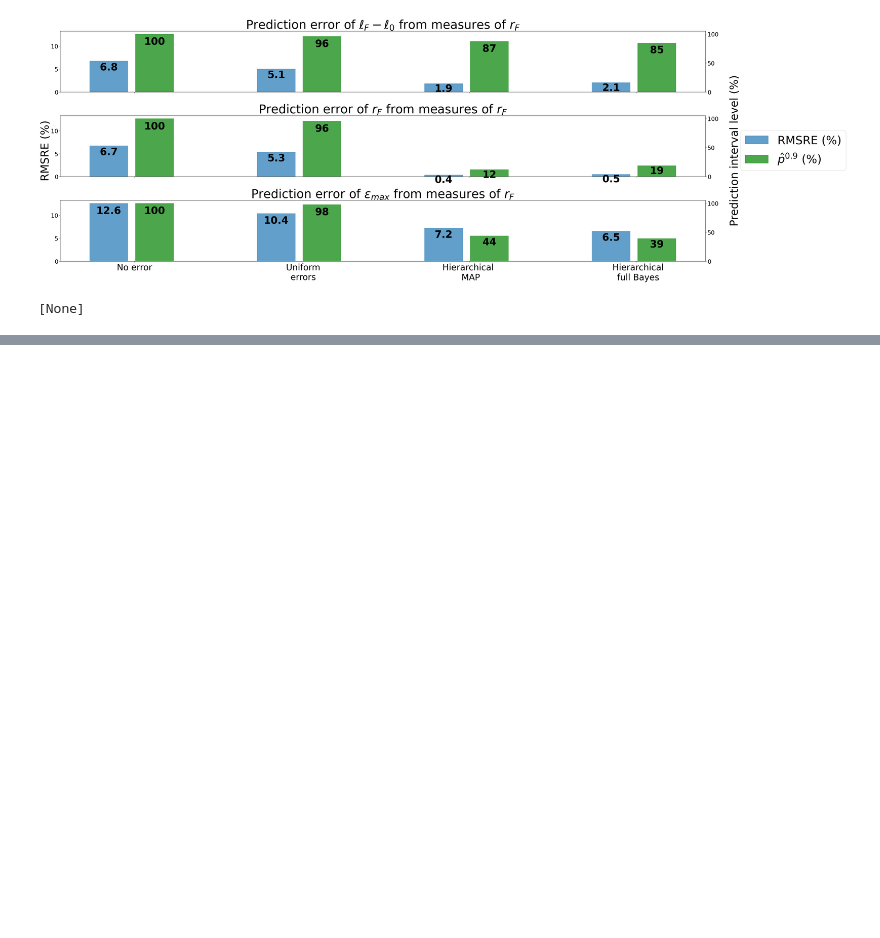
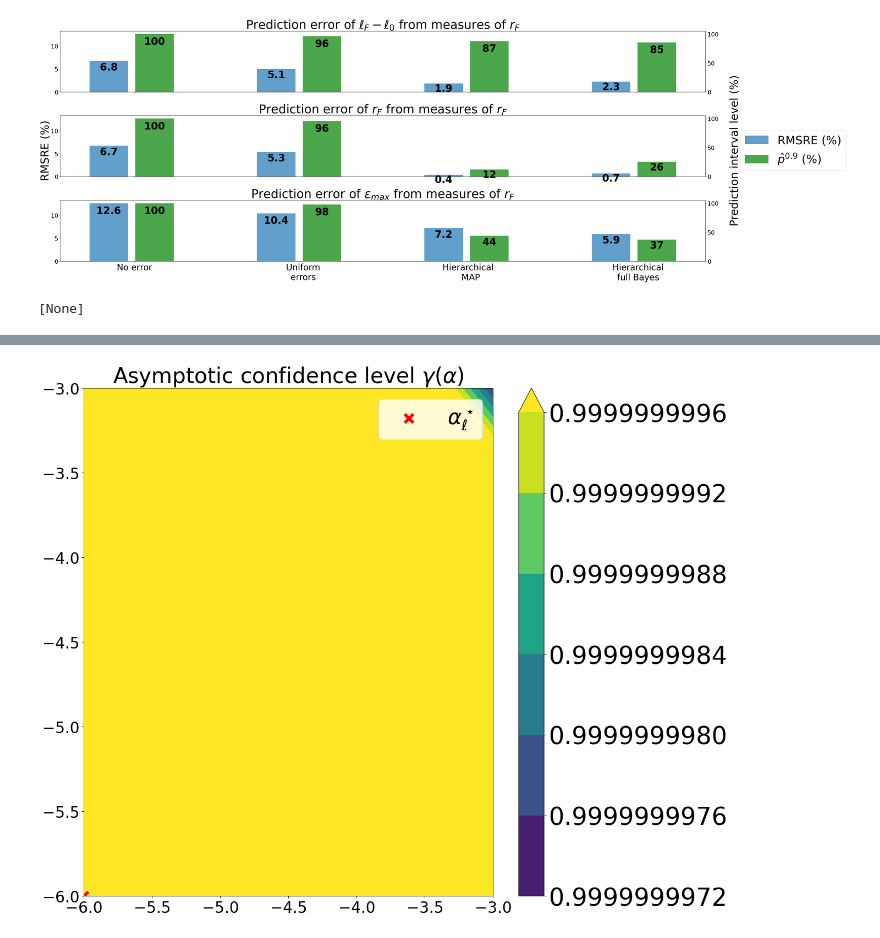
Before and after one commit to charliesire/training_ciroquo_transposition, a Jupyter notebook: run_all_strategies_taylor.ipynb, the cells around one changed output, grey strips where cells are left out. Drawn from its saved outputs; the diff is of its cells as text; code cells hidden in the pictures; blank space fills up the shorter version.

```diff
--- a/run_all_strategies_taylor.ipynb
+++ b/run_all_strategies_taylor.ipynb
@@ -99,9 +99,9 @@ rngseed = 10
 num_chain = 1
 M = 1000
 
-alpha_min = -10 #lower bound for alpha
-alpha_max = 10 #upper bound for alpha
-delta_alpha = 4 #maximum half width of the interval investigated. The interval will be [max(alpha_min, alpha_star - delta_alpha), min(alpha_max, alpha_star + delta_alpha)]
+alpha_min = -6 #lower bound for alpha
+alpha_max = 6 #upper bound for alpha
+delta_alpha = 3 #maximum half width of the interval investigated. The interval will be [max(alpha_min, alpha_star - delta_alpha), min(alpha_max, alpha_star + delta_alpha)]
 
 samples_alpha = [MCMC_alpha_multichains(index_calib=index_calib, scale=scale, num_chain = num_chain, tune_size=tune_size, size=size, M = M,  alpha_min = alpha_min, alpha_max = alpha_max, delta_alpha = delta_alpha, rngseed=rngseed, results_measures= results_measures.iloc[:,index_calib-1].values, sigma = sigma[index_calib-1], myCODE = myCODE, mm_list = mm_list, index_lambda_p=index_lambda_p, index_lambda_q=index_lambda_q, bMINlambda=bMINlambda, bMAXlambda=bMAXlambda, pre_path = pre_path, loo = loo, std_code = std_code) for index_calib in calib_only]
 # %% [output]
@@ -204,0 +205,12 @@ NameError: name 'sns' is not defined
+# %%
+M = 30000
+beta = 1.05
+size_grid = 10
+rngseed = 1
+idx_loo = None
+pre_path = "taylor_impact/"
+index_calib = 2
+scale = 0.45
+plot_confidence_alpha(index_calib = index_calib, scale = scale, M = M, beta = beta, size_grid = size_grid, alpha_min =alpha_min, alpha_max = alpha_max, delta_alpha = delta_alpha, rngseed = rngseed, results_measures = results_measures.iloc[:,index_calib-1].values, sigma = sigma[index_calib-1], myCODE = myCODE, mm_list = mm_list, index_lambda_p = index_lambda_p, index_lambda_q = index_lambda_q, bMINlambda = bMINlambda, bMAXlambda = bMAXlambda, pre_path = pre_path, idx_loo = idx_loo, std_code = std_code)
+# %% [output]
+[figure, added]
```
Also changed, not shown: parts of 7 cells of this notebook.
